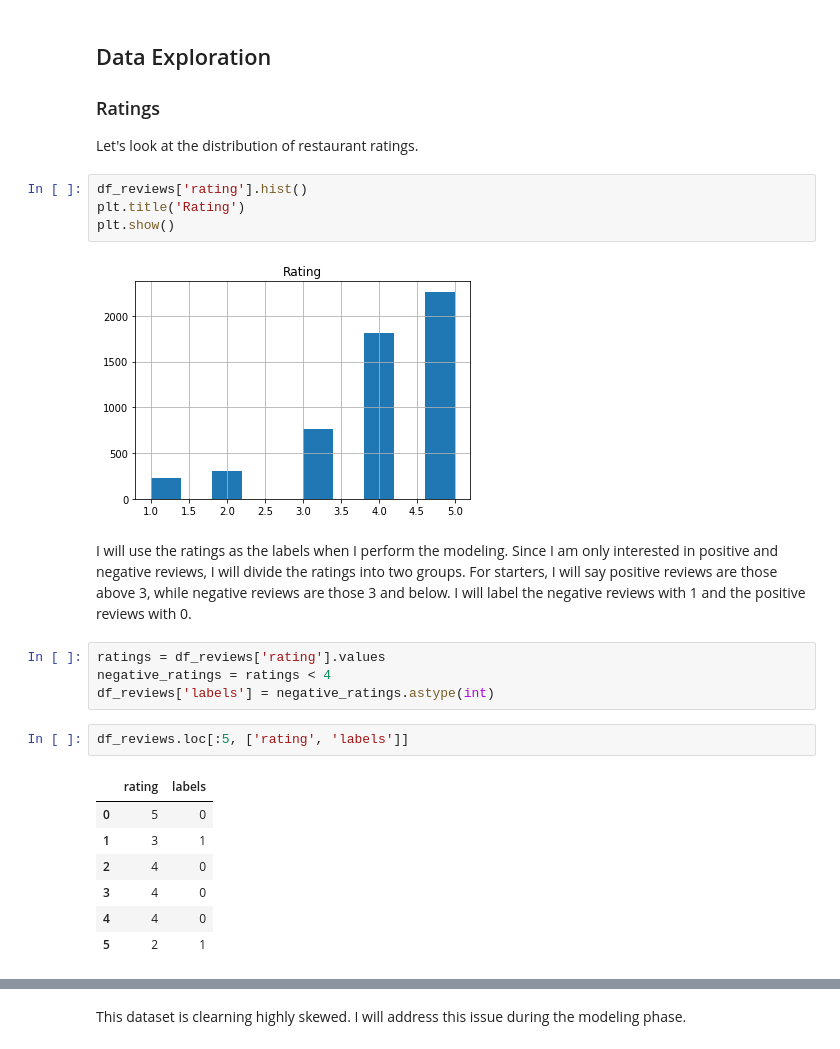
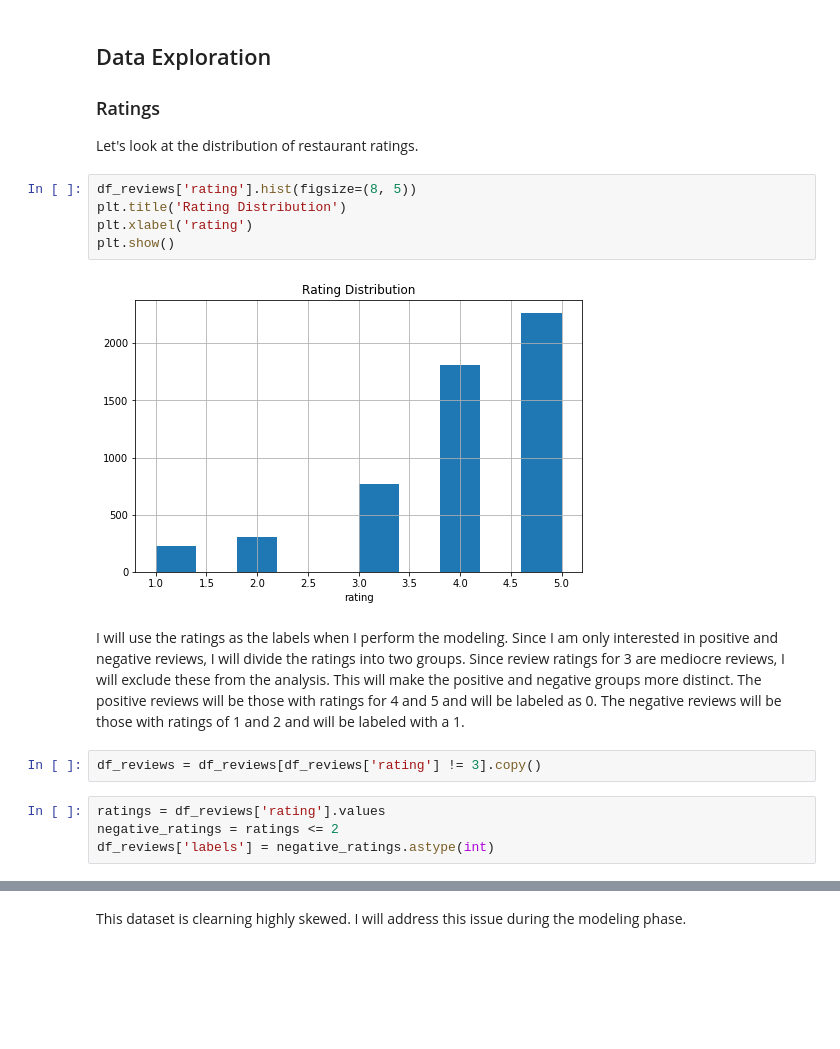
Before and after one commit to dmclark53/thinkful, a Jupyter notebook: Capstone-Projects/Final_Capstone/Achieving_Restaurant_Success/Data_Cleaning.ipynb, the cells around one changed output, grey strips where cells are left out. Cells and saved outputs as stored; diff of their text form; blank space fills up the shorter version.

```diff
--- a/Capstone-Projects/Final_Capstone/Achieving_Restaurant_Success/Data_Cleaning.ipynb
+++ b/Capstone-Projects/Final_Capstone/Achieving_Restaurant_Success/Data_Cleaning.ipynb
@@ -96,27 +92,20 @@ The dataset consists of 5374 reviews.
 ### Ratings
 Let's look at the distribution of restaurant ratings.
 # %%
-df_reviews['rating'].hist()
-plt.title('Rating')
+df_reviews['rating'].hist(figsize=(8, 5))
+plt.title('Rating Distribution')
+plt.xlabel('rating')
 plt.show()
 # %% [output]
-[figure, old version]
+[figure, new version]
 # %% [markdown]
-I will use the ratings as the labels when I perform the modeling. Since I am only interested in positive and negative reviews, I will divide the ratings into two groups. For starters, I will say positive reviews are those above 3, while negative reviews are those 3 and below. I will label the negative reviews with 1 and the positive reviews with 0.
+I will use the ratings as the labels when I perform the modeling. Since I am only interested in positive and negative reviews, I will divide the ratings into two groups. Since review ratings for 3 are mediocre reviews, I will exclude these from the analysis. This will make the positive and negative groups more distinct. The positive reviews will be those with ratings for 4 and 5 and will be labeled as 0. The negative reviews will be those with ratings of 1 and 2 and will be labeled with a 1.
+# %%
+df_reviews = df_reviews[df_reviews['rating'] != 3].copy()
 # %%
 ratings = df_reviews['rating'].values
-negative_ratings = ratings < 4
+negative_ratings = ratings <= 2
 df_reviews['labels'] = negative_ratings.astype(int)
-# %%
-df_reviews.loc[:5, ['rating', 'labels']]
-# %% [output]
-|  | rating | labels |
-| 0 | 5 | 0 |
-| 1 | 3 | 1 |
-| 2 | 4 | 0 |
-| 3 | 4 | 0 |
-| 4 | 4 | 0 |
-| 5 | 2 | 1 |
 # %%
 print(f'There are {df_reviews["labels"].sum()} negative reviews.')
 print(f'There are {len(df_reviews) - df_reviews["labels"].sum()} positive reviews.')
```
Also changed, not shown: parts of 35 cells of this notebook, 5 other files.
